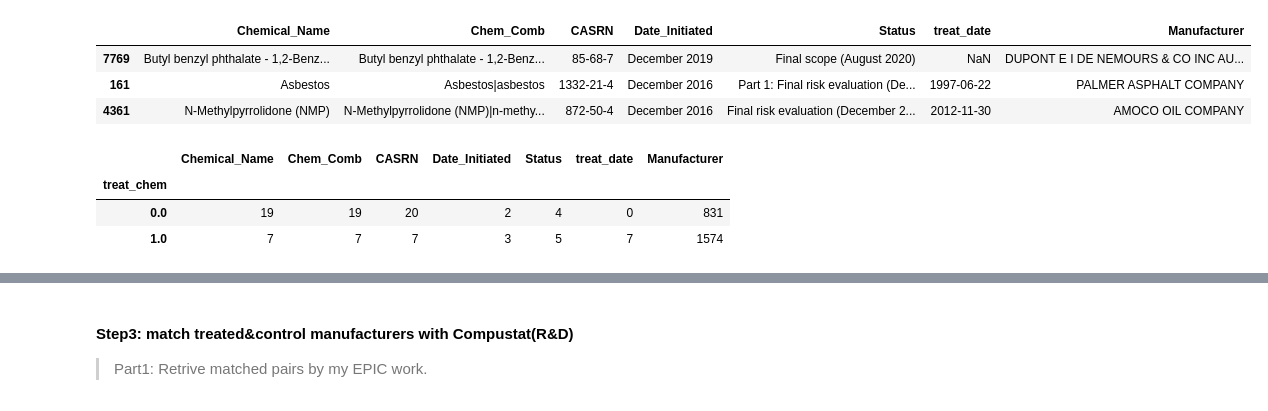
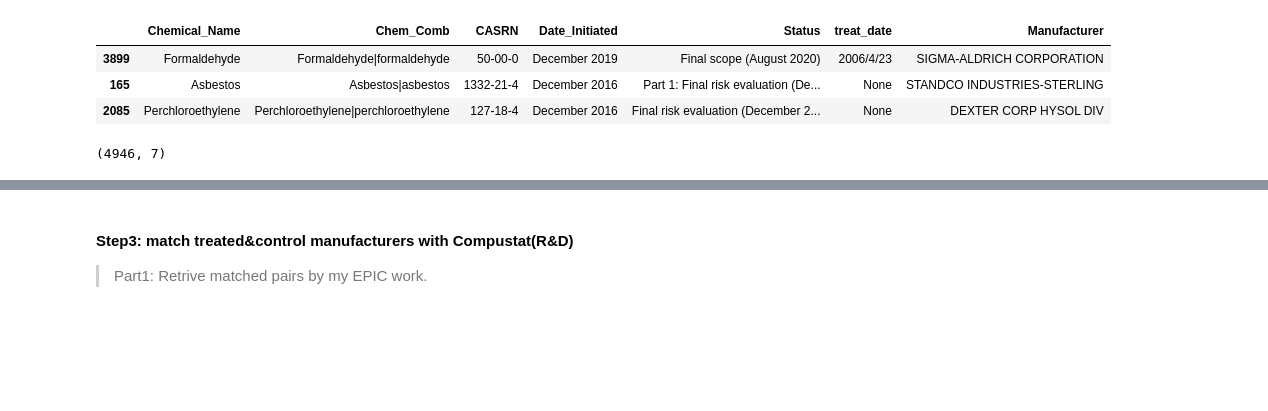
Before and after one commit to Xiaoting05/ChemNews_Project, a Jupyter notebook: Merging_TWP_NTY_For_CI.ipynb, the cells around one changed output, grey strips where cells are left out. Cells and saved outputs as stored; diff of their text form; code cells hidden in the pictures; blank space fills up the shorter version.

Commit message:
almost clean the data, split the treat&control

```diff
--- a/Merging_TWP_NTY_For_CI.ipynb
+++ b/Merging_TWP_NTY_For_CI.ipynb
@@ -43,0 +31,3 @@ twp.loc[twp.GOID == 409096082] #The summary is not correct, need to check!
+# %%
+news_clean = pd.read_csv('/Users/sunxiaoting/Harris_Capp/MyStudy/ChemNews_Project/ChemNews_Project/news_all_filter.csv')
+news_clean.groupby(['Chem_Comb']).count()
@@ -276,0 +76,3 @@ cpcat.sample(1)
+# %%
+treat_f = news_clean.loc[news_clean.Chem_Comb == 'Formaldehyde|formaldehyde']
+treat_d = news_clean.loc[news_clean.Chem_Comb == "1,4-dioxane"]
@@ -276,0 +83,5 @@ cpcat.sample(1)
+# %%
+treat_f['treat_date'] = treat_f.Date.min()
+treat_d['treat_date'] = treat_d.Date.min()
+treat_df = pd.concat([treat_f, treat_d])
+treat_f.shape, treat_d.shape, treat_df.shape
@@ -276,0 +148,12 @@ cpcat.sample(1)
+# %%
+# Label treat_date for the treated.
+
+def label_treat_date(row):
+    if row['Chem_Comb'] == 'Formaldehyde|formaldehyde':
+        return '2006/4/23'
+    if row['Chem_Comb'] == "1,4-dioxane":
+        return treat_d.Date.min()
+
+chem_table['treat_date'] = chem_table.apply(lambda row: \
+                                            label_treat_date(row), axis=1)
+chem_table
@@ -277,12 +178,18 @@ cpcat.sample(1)
 # %%
+# Add Manufacturers for each chem using CPCat dataset.
+
+cpcat_path = '/Users/sunxiaoting/Harris_Capp/EPIC/Data/EPA/CPCat/CPCat/CPCat_distribution_2014_05_21/CPCat dist 2014-05-21/products.csv'
+cpcat = pd.read_csv(cpcat_path, encoding='ISO-8859-1')
+
+
 # The merge with CPCat on CASRN problem is the first empty string ahead of the value.Delete it!
-
 cpcat['CASRN'] = cpcat.CASRN.map(lambda x: x[1:])
 
-chem_firm = chem_table.merge(cpcat[['CASRN', 'Manufacturer']], how = 'left', on='CASRN')
+# Get the whole chem-table-firm DF.
+chem_firm = chem_table.merge(cpcat[['CASRN', 'Manufacturer']].drop_duplicates(), how = 'left', on='CASRN')
 chem_firm.sample(3)
 # %% [output]
 |  | Chemical_Name | Chem_Comb | CASRN | Date_Initiated | Status | treat_date | Manufacturer |
-| 7769 | Butyl benzyl phthalate - 1,2-Benz... | Butyl benzyl phthalate - 1,2-Benz... | 85-68-7 | December 2019 | Final scope (August 2020) | NaN | DUPONT E I DE NEMOURS & CO INC AU... |
-| 161 | Asbestos | Asbestos|asbestos | 1332-21-4 | December 2016 | Part 1: Final risk evaluation (De... | 1997-06-22 | PALMER ASPHALT COMPANY |
-| 4361 | N-Methylpyrrolidone (NMP) | N-Methylpyrrolidone (NMP)|n-methy... | 872-50-4 | December 2016 | Final risk evaluation (December 2... | 2012-11-30 | AMOCO OIL COMPANY |
+| 3899 | Formaldehyde | Formaldehyde|formaldehyde | 50-00-0 | December 2019 | Final scope (August 2020) | 2006/4/23 | SIGMA-ALDRICH CORPORATION |
+| 165 | Asbestos | Asbestos|asbestos | 1332-21-4 | December 2016 | Part 1: Final risk evaluation (De... | None | STANDCO INDUSTRIES-STERLING |
+| 2085 | Perchloroethylene | Perchloroethylene|perchloroethylene | 127-18-4 | December 2016 | Final risk evaluation (December 2... | None | DEXTER CORP HYSOL DIV |
@@ -303,9 +196,4 @@ chem_firm["treat_chem"] = chem_firm.apply(mark_treated_chem, axis=1)
-# %%
-# Check the number
-
-chem_firm.groupby('treat_chem').nunique('Chem_Comb')
-# %% [output]
-|  | Chemical_Name | Chem_Comb | CASRN | Date_Initiated | Status | treat_date | Manufacturer |
-| treat_chem |  |  |  |  |  |  |  |
-| 0.0 | 19 | 19 | 20 | 2 | 4 | 0 | 831 |
-| 1.0 | 7 | 7 | 7 | 3 | 5 | 7 | 1574 |
+# %%
+chem_firm.shape
+# %% [output]
+(4946, 7)
```
Also changed, not shown: parts of 139 cells of this notebook.
